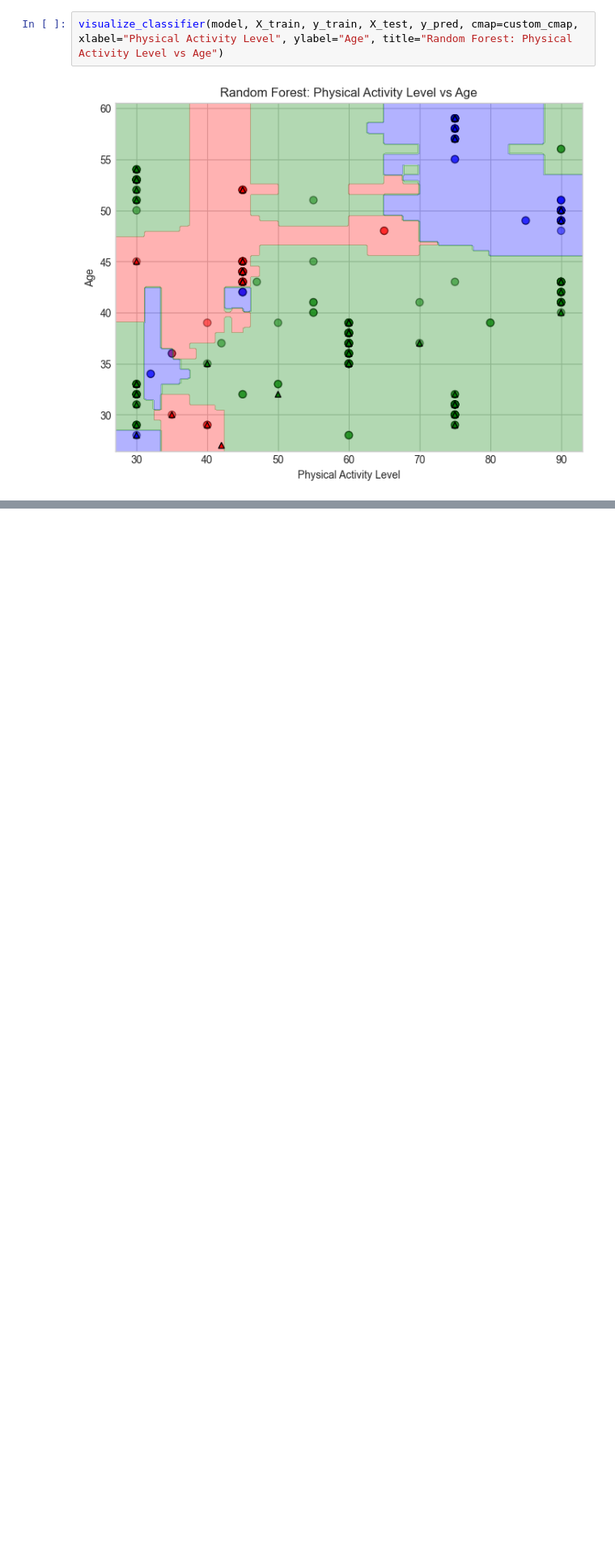
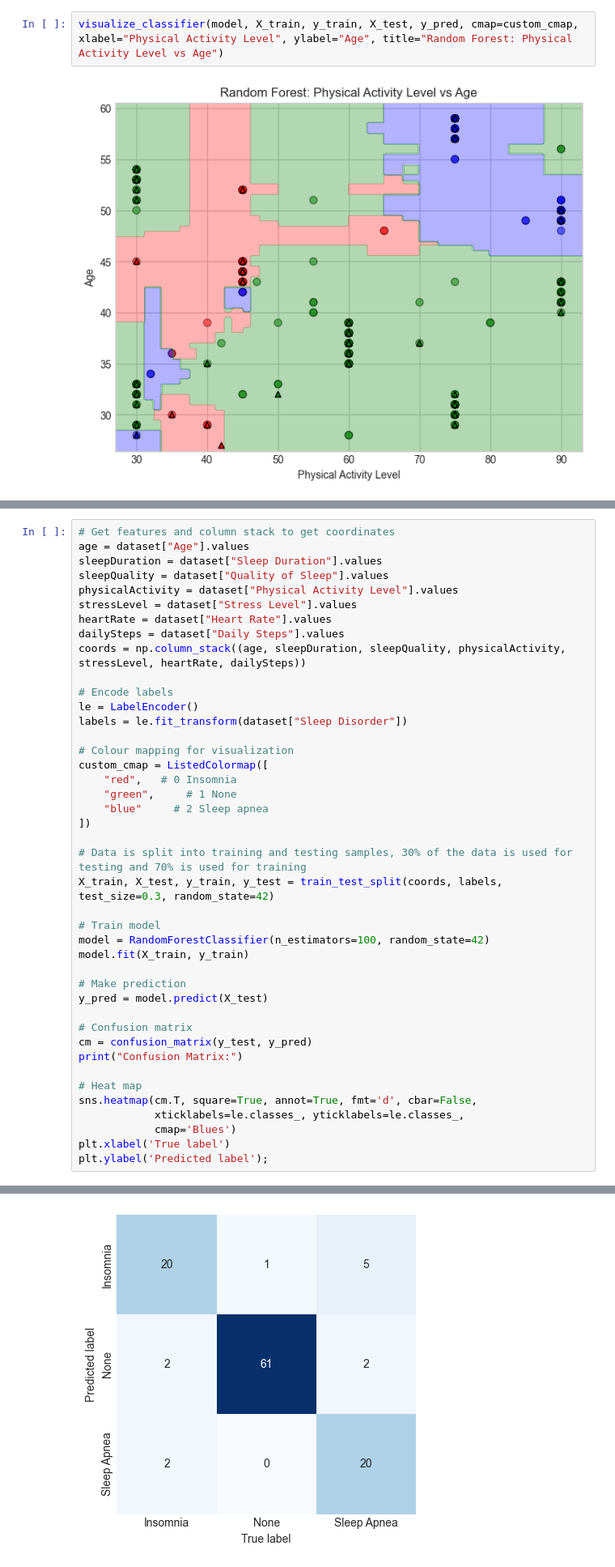
Before and after one commit to Revolution825/Data-Science-Project, a Jupyter notebook: RandomForest.ipynb, the cells around one changed output, grey strips where cells are left out. Shown: that part at 81% size. Drawn from its saved outputs; the diff is of its cells as text; blank space fills up the shorter version.

```diff
--- a/RandomForest.ipynb
+++ b/RandomForest.ipynb
@@ -101,0 +118,43 @@ visualize_classifier(model, X_train, y_train, X_test, y_pred, cmap=custom_cmap,
+# %%
+# Get features and column stack to get coordinates
+age = dataset["Age"].values
+sleepDuration = dataset["Sleep Duration"].values
+sleepQuality = dataset["Quality of Sleep"].values
+physicalActivity = dataset["Physical Activity Level"].values
+stressLevel = dataset["Stress Level"].values
+heartRate = dataset["Heart Rate"].values
+dailySteps = dataset["Daily Steps"].values
+coords = np.column_stack((age, sleepDuration, sleepQuality, physicalActivity, stressLevel, heartRate, dailySteps))
+
+# Encode labels
+le = LabelEncoder()
+labels = le.fit_transform(dataset["Sleep Disorder"])
+
+# Colour mapping for visualization
+custom_cmap = ListedColormap([
+    "red",   # 0 Insomnia
+    "green",     # 1 None
+    "blue"     # 2 Sleep apnea
+])
+
+# Data is split into training and testing samples, 30% of the data is used for testing and 70% is used for training
+X_train, X_test, y_train, y_test = train_test_split(coords, labels, test_size=0.3, random_state=42)
+
+# Train model
+model = RandomForestClassifier(n_estimators=100, random_state=42)
+model.fit(X_train, y_train)
+
+# Make prediction
+y_pred = model.predict(X_test)
+
+# Confusion matrix
+cm = confusion_matrix(y_test, y_pred)
+print("Confusion Matrix:")
+
+# Heat map
+sns.heatmap(cm.T, square=True, annot=True, fmt='d', cbar=False,
+            xticklabels=le.classes_, yticklabels=le.classes_,
+            cmap='Blues')
+plt.xlabel('True label')
+plt.ylabel('Predicted label');
+# %% [output]
@@ -101,0 +162 @@ visualize_classifier(model, X_train, y_train, X_test, y_pred, cmap=custom_cmap,
+[figure, added]
```
Also changed, not shown: parts of 4 cells of this notebook.
